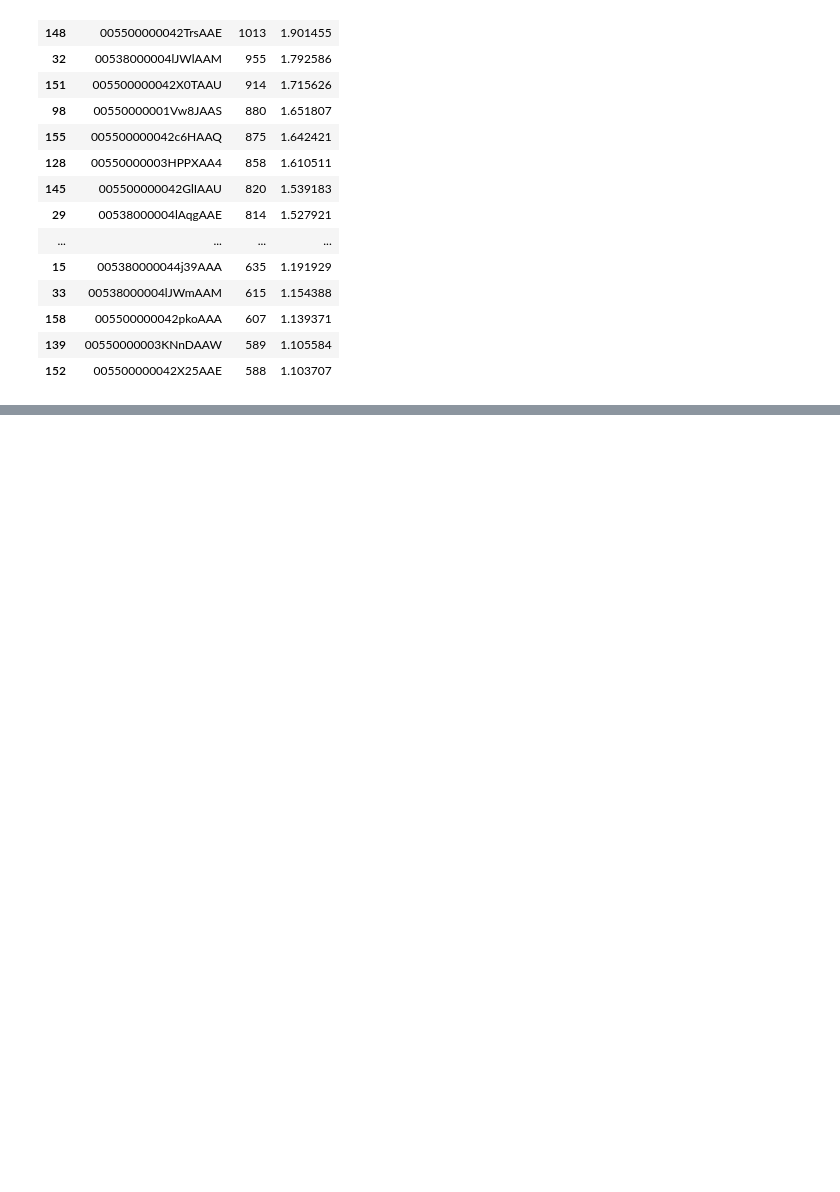
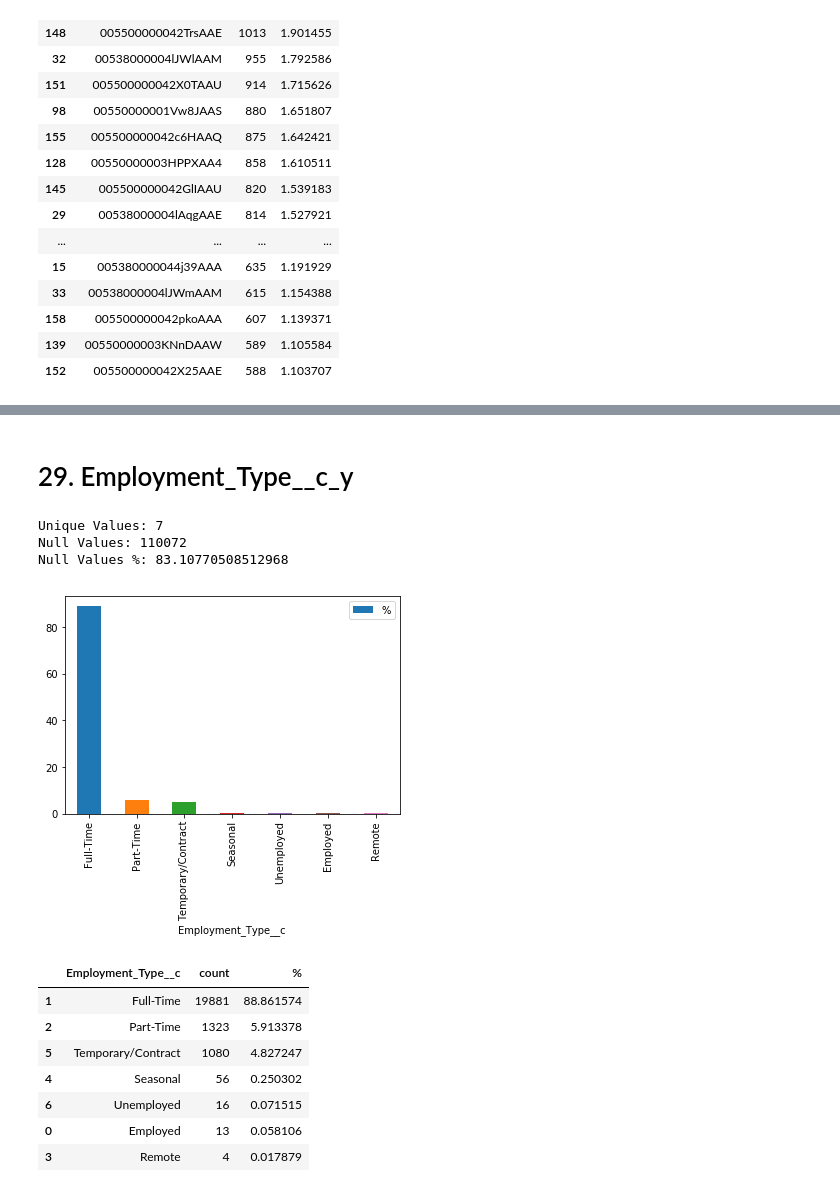
Before and after one commit to iAlhasan/DSP-Project, a Jupyter notebook: 01-DSP-Data Dictionary.ipynb, the cells around one changed output, grey strips where cells are left out. Cells and saved outputs as stored; diff of their text form; code cells hidden in the pictures; blank space fills up the shorter version.

```diff
--- a/01-DSP-Data Dictionary.ipynb
+++ b/01-DSP-Data Dictionary.ipynb
@@ -468,0 +524,17 @@ Null Values %: 59.775755974177954
+# %% [markdown]
+# 29. Employment_Type__c_y
+# %%
+summary('Employment_Type__c')
+# %% [output]
+Unique Values: 7
+Null Values: 110072
+Null Values %: 83.10770508512968
+[figure, added]
+|  | Employment_Type__c | count | % |
+| 1 | Full-Time | 19881 | 88.861574 |
+| 2 | Part-Time | 1323 | 5.913378 |
+| 5 | Temporary/Contract | 1080 | 4.827247 |
+| 4 | Seasonal | 56 | 0.250302 |
+| 6 | Unemployed | 16 | 0.071515 |
+| 0 | Employed | 13 | 0.058106 |
+| 3 | Remote | 4 | 0.017879 |
```
Also changed, not shown: parts of 14 cells of this notebook.
